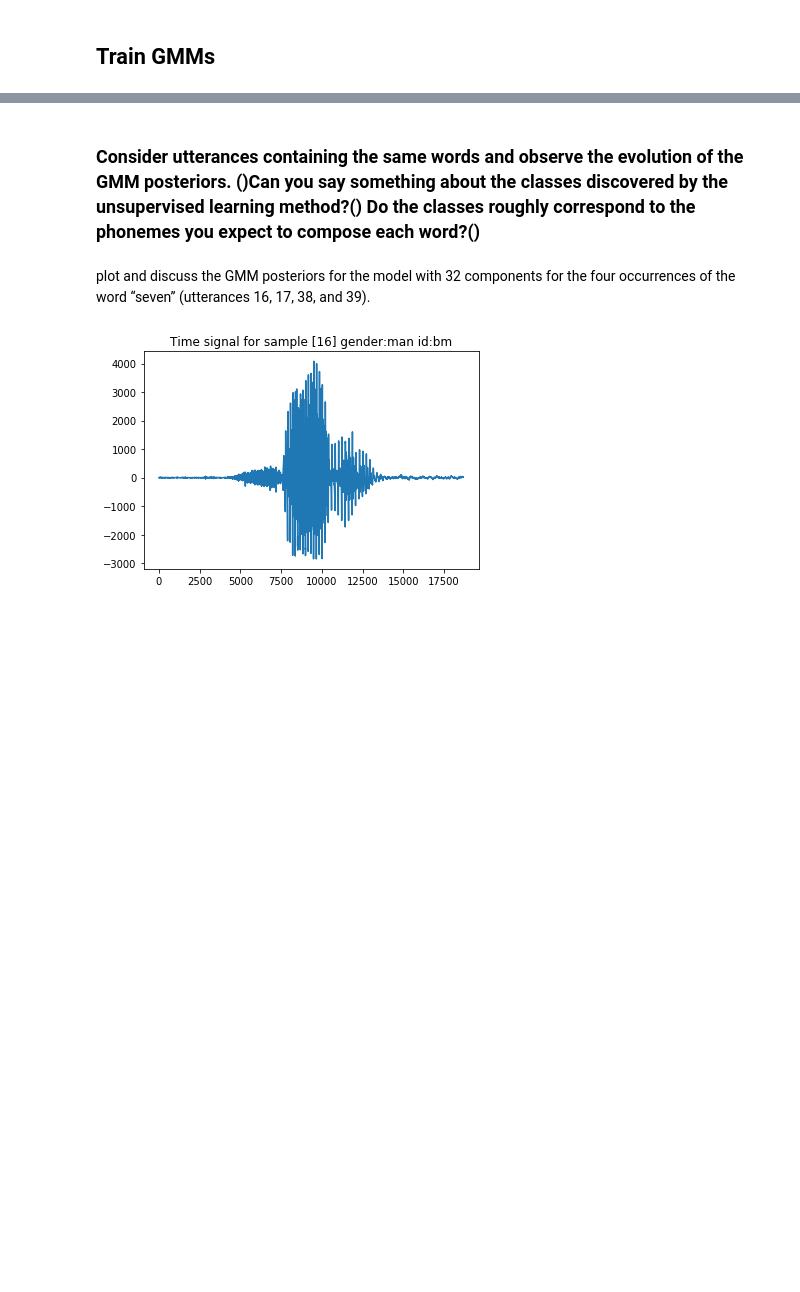
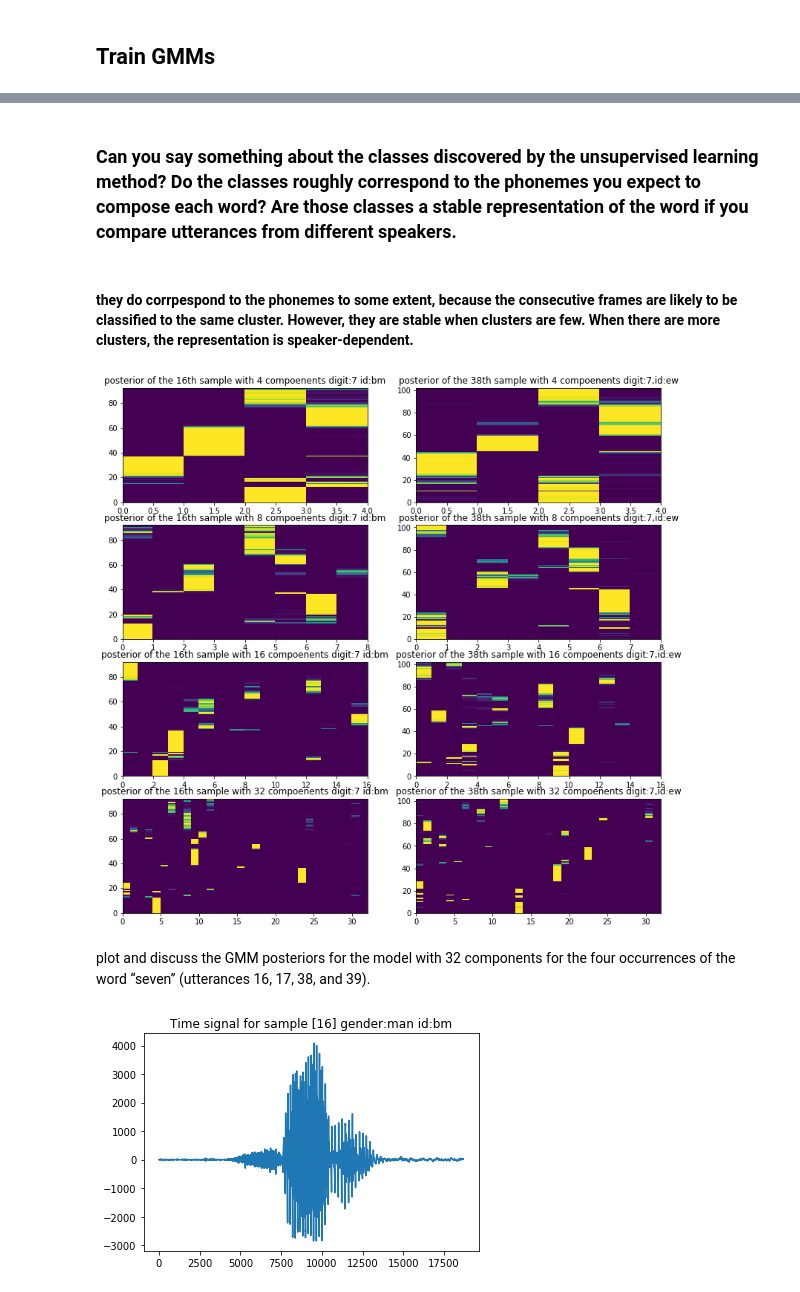
Before and after one commit to Yuhu-kth/Speech-Speaker-Recognition, a Jupyter notebook: lab1/dt2119_lab1_2020-03-22/Lab1.ipynb, the cells around one changed output, grey strips where cells are left out. Cells and saved outputs as stored; diff of their text form; code cells hidden in the pictures; blank space fills up the shorter version.

```diff
--- a/lab1/dt2119_lab1_2020-03-22/Lab1.ipynb
+++ b/lab1/dt2119_lab1_2020-03-22/Lab1.ipynb
@@ -117,10 +123,3 @@ for i in n_components:
     model = mixture.GaussianMixture(i,covariance_type='diag')
     model.fit(mfccFeatures)
     models.append(model)
-# %%
-for i in range(4):
-    poster=models[i].predict_proba(mfccFeatures)
-    plt.ylabel('No_Frames')
-    plt.title("GMM with %d Components"%n_components[i])
-    plt.pcolormesh(poster)
-    plt.show()
@@ -132,5 +126,23 @@ for i in range(4):
 # %% [markdown]
-### Consider utterances containing the same words and observe the evolution of the GMM posteriors. ()Can you say something about the classes discovered by the unsupervised learning method?() Do the classes roughly correspond to the phonemes you expect to compose each word?()
+### Can you say something about the classes discovered by the unsupervised learning method? Do the classes roughly correspond to the phonemes you expect to compose each word? Are those classes a stable representation of the word if you compare utterances from different speakers.
+# %% [markdown]
+#### they do corrpespond to the phonemes to some extent, because the consecutive frames are likely to be classified to the same cluster. However, they are stable when clusters are few. When there are more clusters, the representation is speaker-dependent.
+# %%
+p=16
+q=38
+fig, ax = plt.subplots(nrows=4,ncols=2,figsize=(13,13))
+for i,it in enumerate(n_components):
+    poster=models[i].predict_proba(mfcc(data[p]['samples']))
+    ax[i][0].set_title('posterior of the %dth sample with %d compoenents digit:%s id:%s'%(p,it,data[p]['digit'],data[p]['speaker']))
+    ax[i][0].pcolormesh(poster)
+for i,it in enumerate(n_components):
+    poster=models[i].predict_proba(mfcc(data[q]['samples']))
+    ax[i][1].set_title('posterior of the %dth sample with %d compoenents digit:%s,id:%s'%(q,it,data[q]['digit'],data[q]['speaker']))
+    ax[i][1].pcolormesh(poster)
+
+plt.show()
+# %% [output]
+[figure, added]
 # %% [markdown]
 plot and discuss the GMM posteriors for the model with 32 components for the four occurrences of the word “seven” (utterances 16, 17, 38, and 39).
 # %%
```
Also changed, not shown: parts of 7 cells of this notebook.
